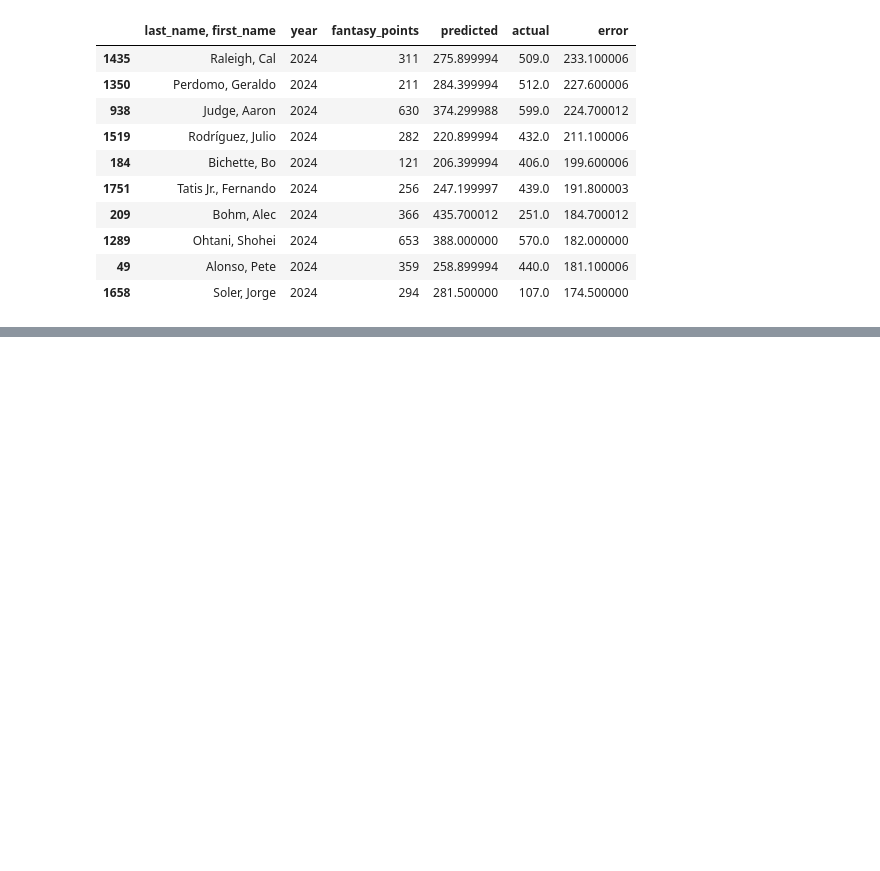
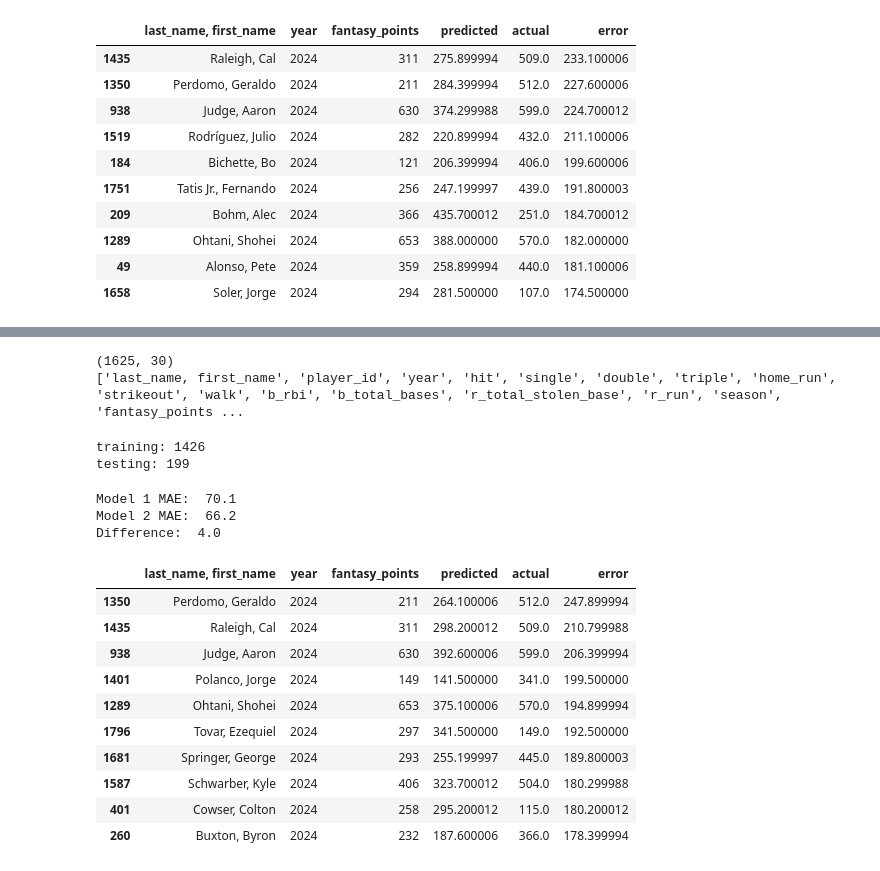
Before and after one commit to Gabriel-Molina123/baseball-fantasy-projections, a Jupyter notebook: notebooks/02_modelTest.ipynb, the cells around one changed output, grey strips where cells are left out. Drawn from its saved outputs; the diff is of its cells as text; code cells hidden in the pictures; blank space fills up the shorter version.

```diff
--- a/notebooks/02_modelTest.ipynb
+++ b/notebooks/02_modelTest.ipynb
@@ -139,3 +142,8 @@ result1.sort_values("error", ascending=False).head(10)
 | 1289 | Ohtani, Shohei | 2024 | 653 | 388.000000 | 570.0 | 182.000000 |
 | 49 | Alonso, Pete | 2024 | 359 | 258.899994 | 440.0 | 181.100006 |
 | 1658 | Soler, Jorge | 2024 | 294 | 281.500000 | 107.0 | 174.500000 |
+# %%
+data_set_2 = pd.read_csv("../data/raw/savant_model2.csv")
+
+print(data_set_2.shape)
+data_set_2.head()
@@ -141,0 +175,61 @@ result1.sort_values("error", ascending=False).head(10)
+# %%
+#model_data["gap"] = model_data["next_season"] - model_data["year"]
+model_data_2["gap"] = model_data_2["next_season"] - model_data_2["year"]
+model_data_2 = model_data_2[model_data_2["gap"] == 1.0].copy()
+print(model_data_2.shape)
+print(model_data_2.columns.tolist())
+# %% [output]
+(1625, 30)
+['last_name, first_name', 'player_id', 'year', 'hit', 'single', 'double', 'triple', 'home_run', 'strikeout', 'walk', 'b_rbi', 'b_total_bases', 'r_total_stolen_base', 'r_run', 'season', 'fantasy_points ...
+# %%
+features_2 = ["player_age", "pa", "home_run", "r_total_stolen_base", "k_percent",
+            "bb_percent", "xba", "xslg", "xwoba", "sweet_spot_percent", "barrel_batted_rate",
+            "hard_hit_percent", "avg_hyper_speed", "fantasy_points"]
+target = "next_season_points"
+
+x_train_2 = model_data_2[model_data_2["year"] < 2024][features_2]
+x_test_2 = model_data_2[model_data_2["year"] == 2024][features_2]
+y_train_2 = model_data_2[model_data_2["year"] < 2024][target]
+y_test_2 = model_data_2[model_data_2["year"] == 2024][target]
+
+print(f"training: {len(x_train_2)}")
+print(f"testing: {len(x_test_2)}")
+# %% [output]
+training: 1426
+testing: 199
+# %%
+model_2 = XGBRegressor(
+    n_estimators=100,
+    learning_rate=0.1,
+    max_depth=4,
+    random_state=42
+)
+model_2.fit(x_train_2, y_train_2)
+y_prediction_2 = model_2.predict(x_test_2)
+
+mae_2 = mean_absolute_error(y_test_2, y_prediction_2)
+print(f"Model 1 MAE: {mae: .1f}")
+print(f"Model 2 MAE: {mae_2: .1f}")
+print(f"Difference: {mae - mae_2: .1f}")
+# %% [output]
+Model 1 MAE:  70.1
+Model 2 MAE:  66.2
+Difference:  4.0
+# %%
+result2 = test[["last_name, first_name", "year", "fantasy_points"]].copy()
+result2["predicted"] = y_prediction_2.round(1)
+result2["actual"] = y_test_2.values
+result2["error"] = (result2["predicted"] - result2["actual"]).abs()
+result2.sort_values("error", ascending=False).head(10)
+# %% [output]
+|  | last_name, first_name | year | fantasy_points | predicted | actual | error |
+| 1350 | Perdomo, Geraldo | 2024 | 211 | 264.100006 | 512.0 | 247.899994 |
+| 1435 | Raleigh, Cal | 2024 | 311 | 298.200012 | 509.0 | 210.799988 |
+| 938 | Judge, Aaron | 2024 | 630 | 392.600006 | 599.0 | 206.399994 |
+| 1401 | Polanco, Jorge | 2024 | 149 | 141.500000 | 341.0 | 199.500000 |
+| 1289 | Ohtani, Shohei | 2024 | 653 | 375.100006 | 570.0 | 194.899994 |
+| 1796 | Tovar, Ezequiel | 2024 | 297 | 341.500000 | 149.0 | 192.500000 |
+| 1681 | Springer, George | 2024 | 293 | 255.199997 | 445.0 | 189.800003 |
+| 1587 | Schwarber, Kyle | 2024 | 406 | 323.700012 | 504.0 | 180.299988 |
+| 401 | Cowser, Colton | 2024 | 258 | 295.200012 | 115.0 | 180.200012 |
+| 260 | Buxton, Byron | 2024 | 232 | 187.600006 | 366.0 | 178.399994 |
```
Also changed, not shown: parts of 4 cells of this notebook.
